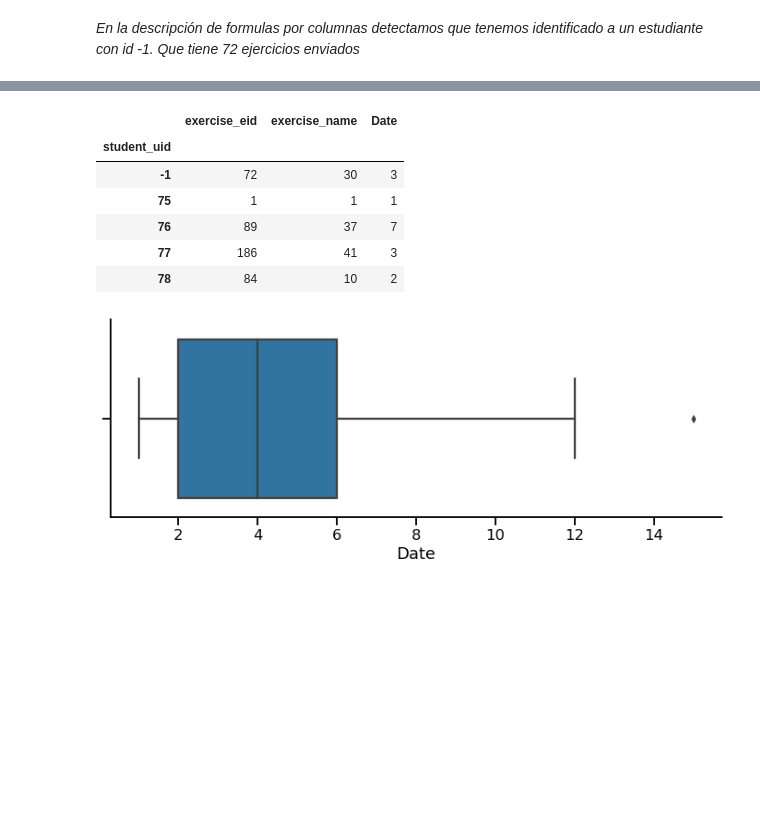
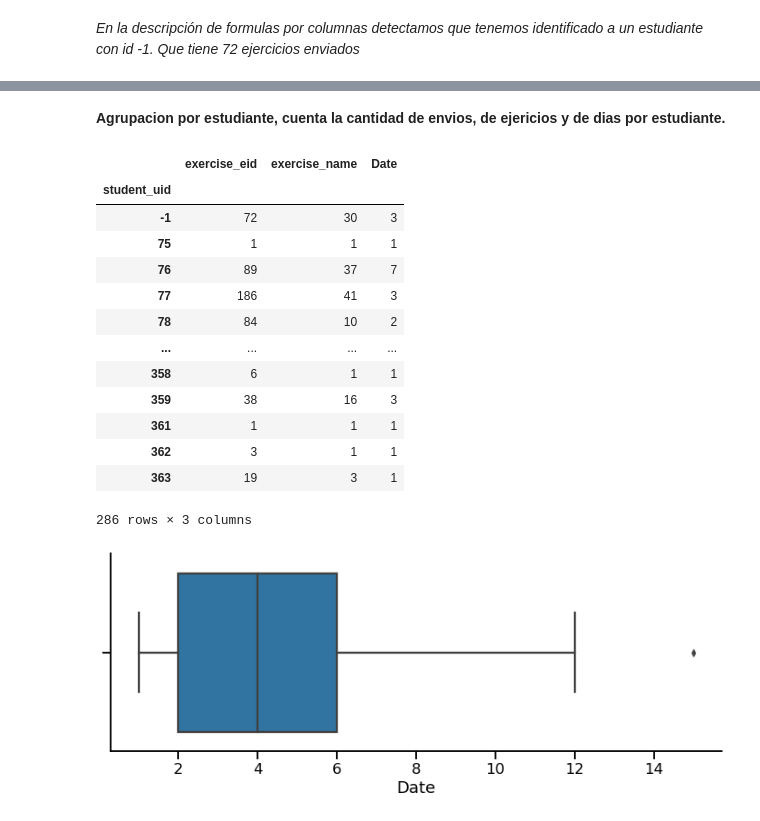
Before and after one commit to laraccano84/Mentoria_mumuki, a Jupyter notebook: Primeros Pasos.ipynb, the cells around one changed output, grey strips where cells are left out. Drawn from its saved outputs; the diff is of its cells as text; code cells hidden in the pictures; blank space fills up the shorter version.

```diff
--- a/Primeros Pasos.ipynb
+++ b/Primeros Pasos.ipynb
@@ -228,2 +211,4 @@ df_mumuki.groupby(['Year','Month']).agg({'exercise_eid':'count','exercise_name':
 # %%
 df_mumuki['DayNameWeek'] =pd.to_datetime(df_mumuki['submission_created_at']).dt.day_name()
+df_mumuki['DayWeek'] =pd.to_datetime(df_mumuki['submission_created_at']).dt.weekday
+df_mumuki['Week'] =pd.to_datetime(df_mumuki['submission_created_at']).dt.week
@@ -337,15 +486,24 @@ df_student1.groupby(['guide_slug','exercise_eid','exercise_name','submission_sta
+# %% [markdown]
+**Agrupacion por estudiante, cuenta la cantidad de envios, de ejericios y de dias por estudiante.**
 # %%
 df_student = df_mumuki.groupby(['student_uid']).agg({'exercise_eid':'count','exercise_name': (lambda x: len(set(x))),'Date': (lambda x: len(set(x)))})
 # %%
-df_student[:5]
+df_student
 # %% [output]
 |  | exercise_eid | exercise_name | Date |
 | student_uid |  |  |  |
 | -1 | 72 | 30 | 3 |
 | 75 | 1 | 1 | 1 |
 | 76 | 89 | 37 | 7 |
 | 77 | 186 | 41 | 3 |
 | 78 | 84 | 10 | 2 |
+| ... | ... | ... | ... |
+| 358 | 6 | 1 | 1 |
+| 359 | 38 | 16 | 3 |
+| 361 | 1 | 1 | 1 |
+| 362 | 3 | 1 | 1 |
+| 363 | 19 | 3 | 1 |
+286 rows × 3 columns
 # %%
 plt.figure(figsize=(12, 4))
 seaborn.boxplot(x=df_student['Date'])
```
Also changed, not shown: parts of 33 cells of this notebook.
